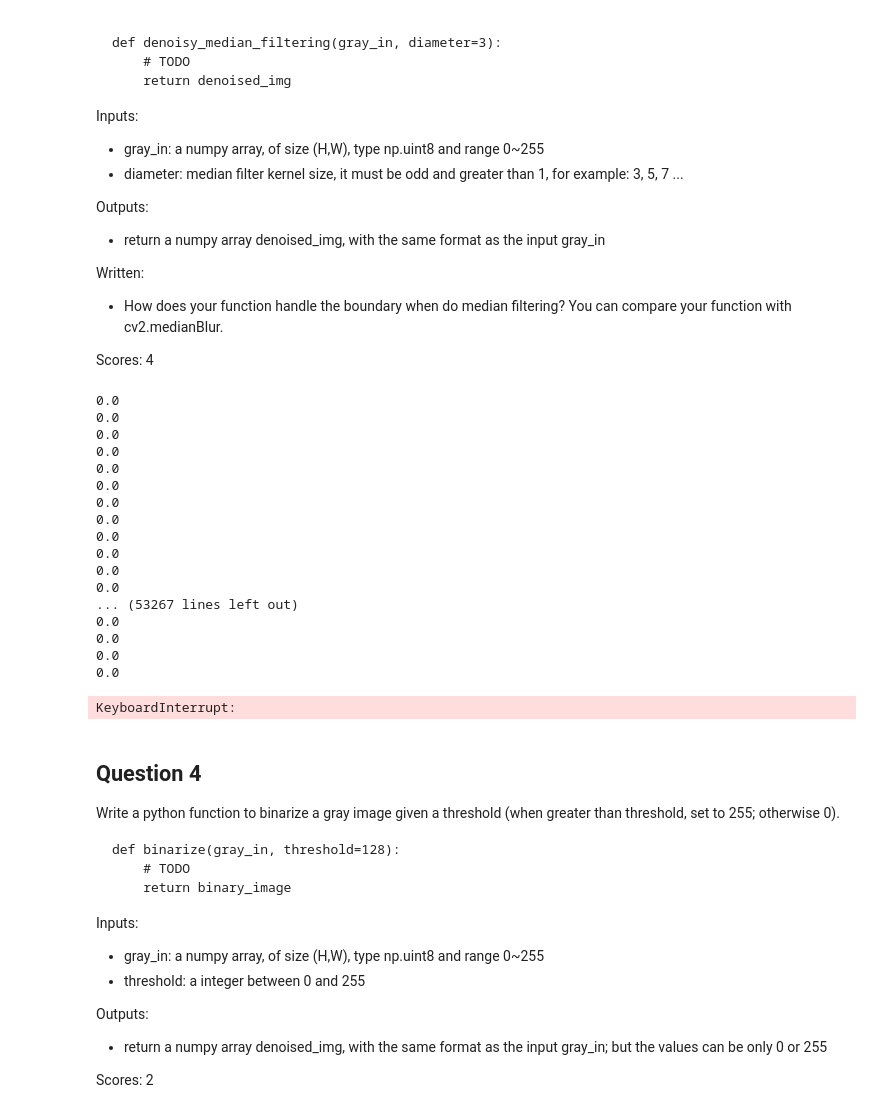
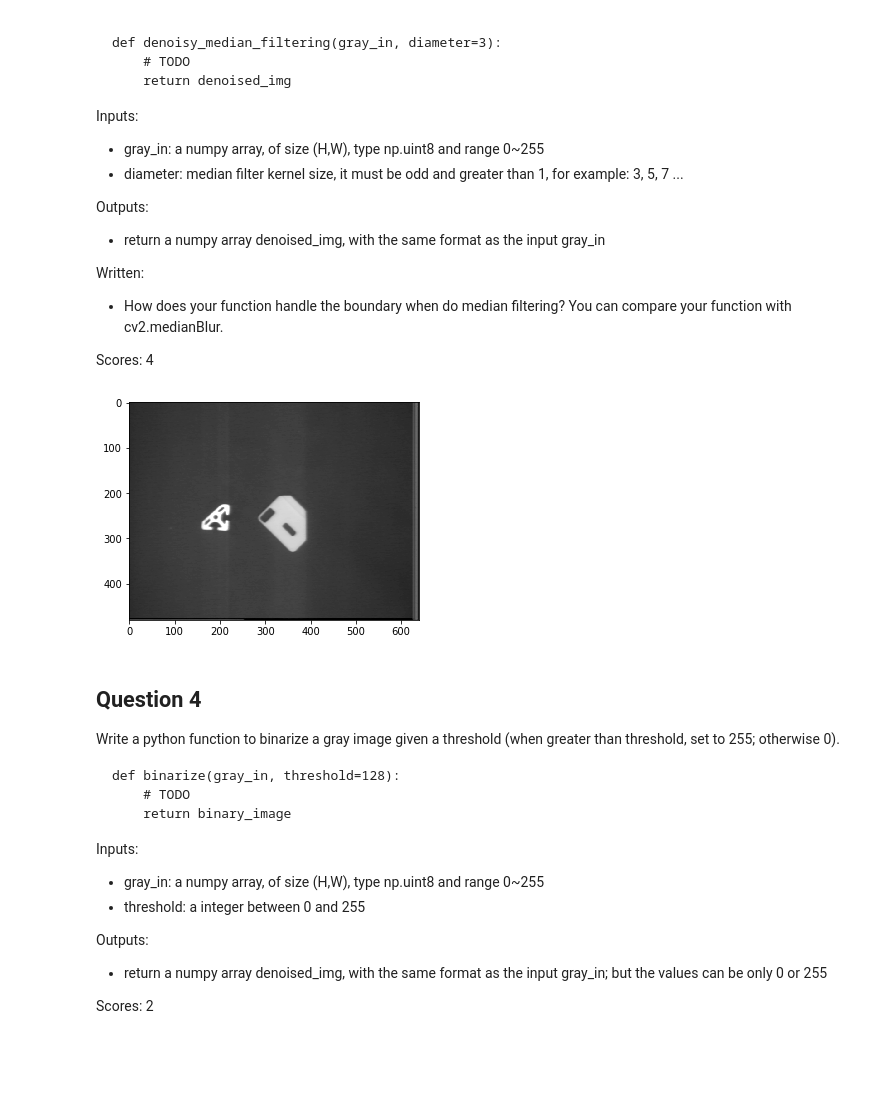
Before and after one commit to MorganTHobson/cvhw1, a Jupyter notebook: HW1_P1/p1_notebook.ipynb, the cells around one changed output. Drawn from its saved outputs; the diff is of its cells as text; code cells hidden in the pictures; blank space fills up the shorter version.

```diff
--- a/HW1_P1/p1_notebook.ipynb
+++ b/HW1_P1/p1_notebook.ipynb
@@ -91,34 +91,15 @@ Scores: 4
 # %%
 ### Verify
 denoised_img = denoisy_median_filtering(img, diameter=3)
 denoisy_median_filtering_opencv = lambda x,k: cv2.medianBlur(x,k)
-plt.imshow(denoised_img, cmap='gray')
-plt.show()
 assert np.allclose(
     denoisy_median_filtering_opencv(img, 3),
     denoised_img
 )
 plt.imshow(denoised_img, cmap='gray')
 plt.show()
 # %% [output]
-0.0
-0.0
-0.0
-0.0
-0.0
-0.0
-0.0
-0.0
-0.0
-0.0
-0.0
-0.0
-... (53267 lines left out)
-0.0
-0.0
-0.0
-0.0
-KeyboardInterrupt:
+[figure, added]
 # %% [markdown]
 ## Question 4
 Write a python function to binarize a gray image given a threshold (when greater than threshold, set to 255; otherwise 0).
```
Also changed, not shown: parts of 2 cells of this notebook, 1 other file.
